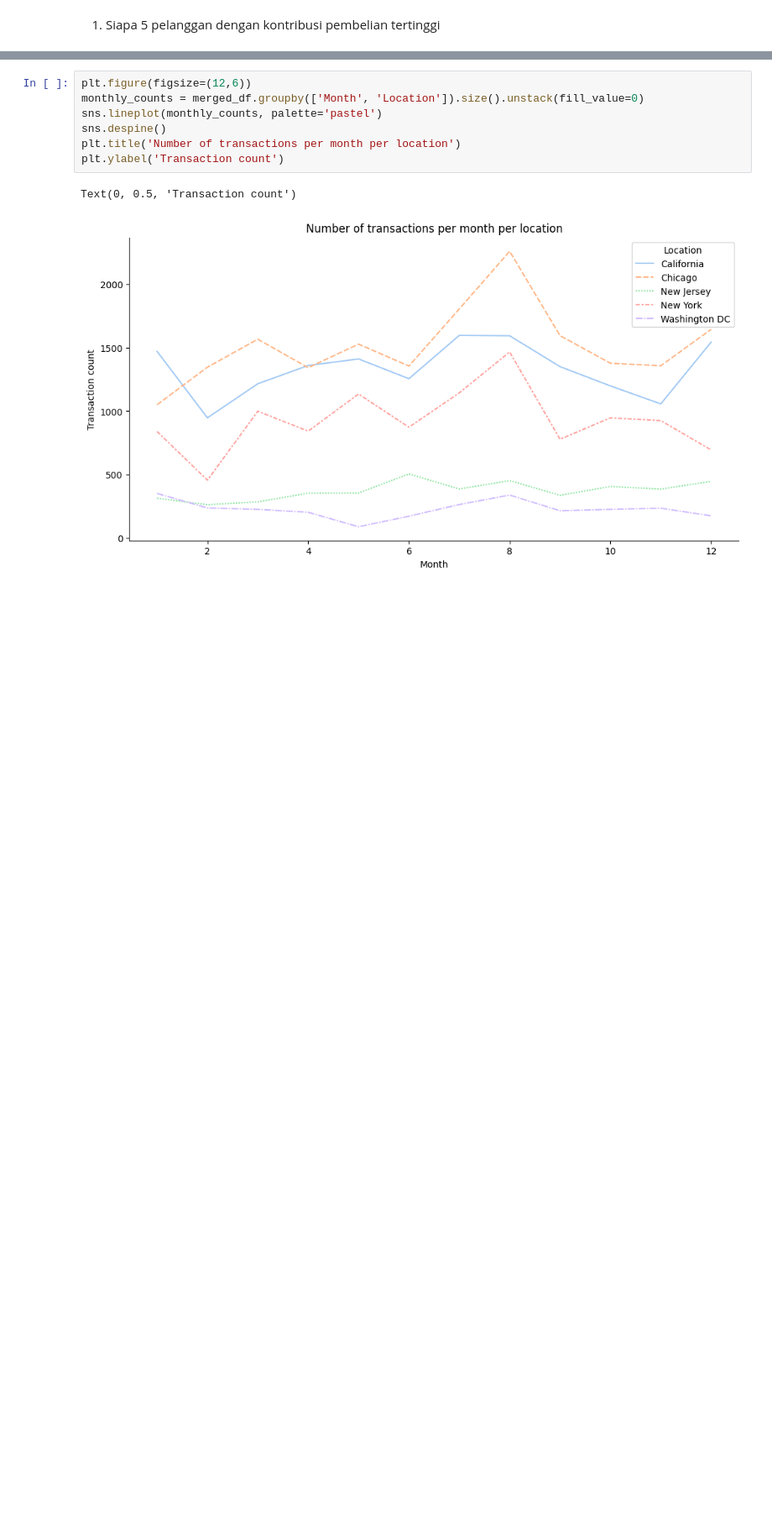
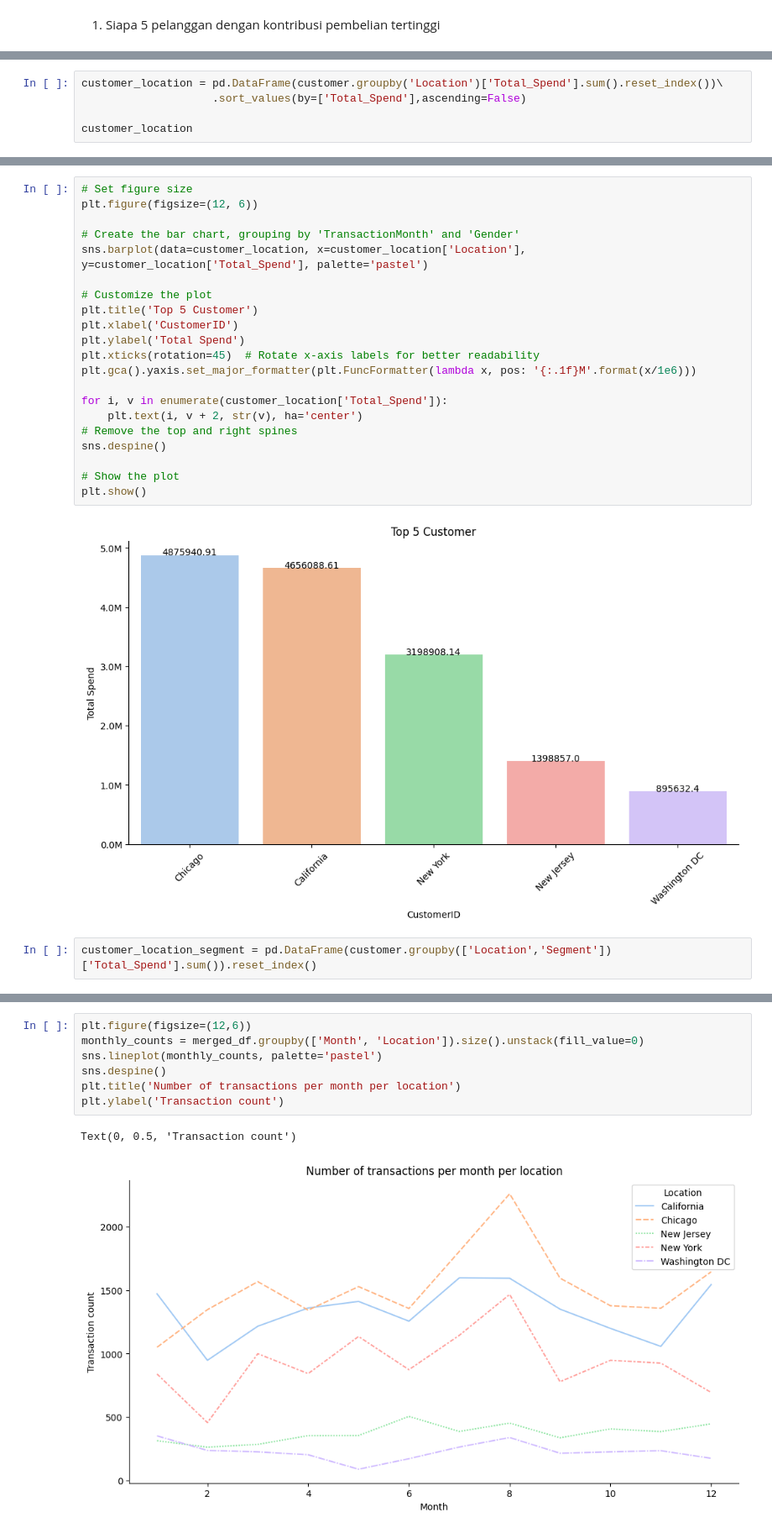
Before and after one commit to SamuelEl09/RFM_Analysis, a Jupyter notebook: Notebook/data_exploration.ipynb, the cells around one changed output, grey strips where cells are left out. Shown at 84% size. Cells and saved outputs as stored; diff of their text form; blank space fills up the shorter version.

```diff
--- a/Notebook/data_exploration.ipynb
+++ b/Notebook/data_exploration.ipynb
@@ -424,0 +420,5 @@ Name: count, dtype: int64
+# %%
+customer_location = pd.DataFrame(customer.groupby('Location')['Total_Spend'].sum().reset_index())\
+                    .sort_values(by=['Total_Spend'],ascending=False)
+
+customer_location
@@ -424,0 +432,25 @@ Name: count, dtype: int64
+# %%
+# Set figure size
+plt.figure(figsize=(12, 6))
+
+# Create the bar chart, grouping by 'TransactionMonth' and 'Gender'
+sns.barplot(data=customer_location, x=customer_location['Location'], y=customer_location['Total_Spend'], palette='pastel')
+
+# Customize the plot
+plt.title('Top 5 Customer')
+plt.xlabel('CustomerID')
+plt.ylabel('Total Spend')
+plt.xticks(rotation=45)  # Rotate x-axis labels for better readability
+plt.gca().yaxis.set_major_formatter(plt.FuncFormatter(lambda x, pos: '{:.1f}M'.format(x/1e6)))
+
+for i, v in enumerate(customer_location['Total_Spend']):
+    plt.text(i, v + 2, str(v), ha='center')
+# Remove the top and right spines
+sns.despine()
+
+# Show the plot
+plt.show()
+# %% [output]
+[figure, added]
+# %%
+customer_location_segment = pd.DataFrame(customer.groupby(['Location','Segment'])['Total_Spend'].sum()).reset_index()
```
Also changed, not shown: parts of 21 cells of this notebook.
